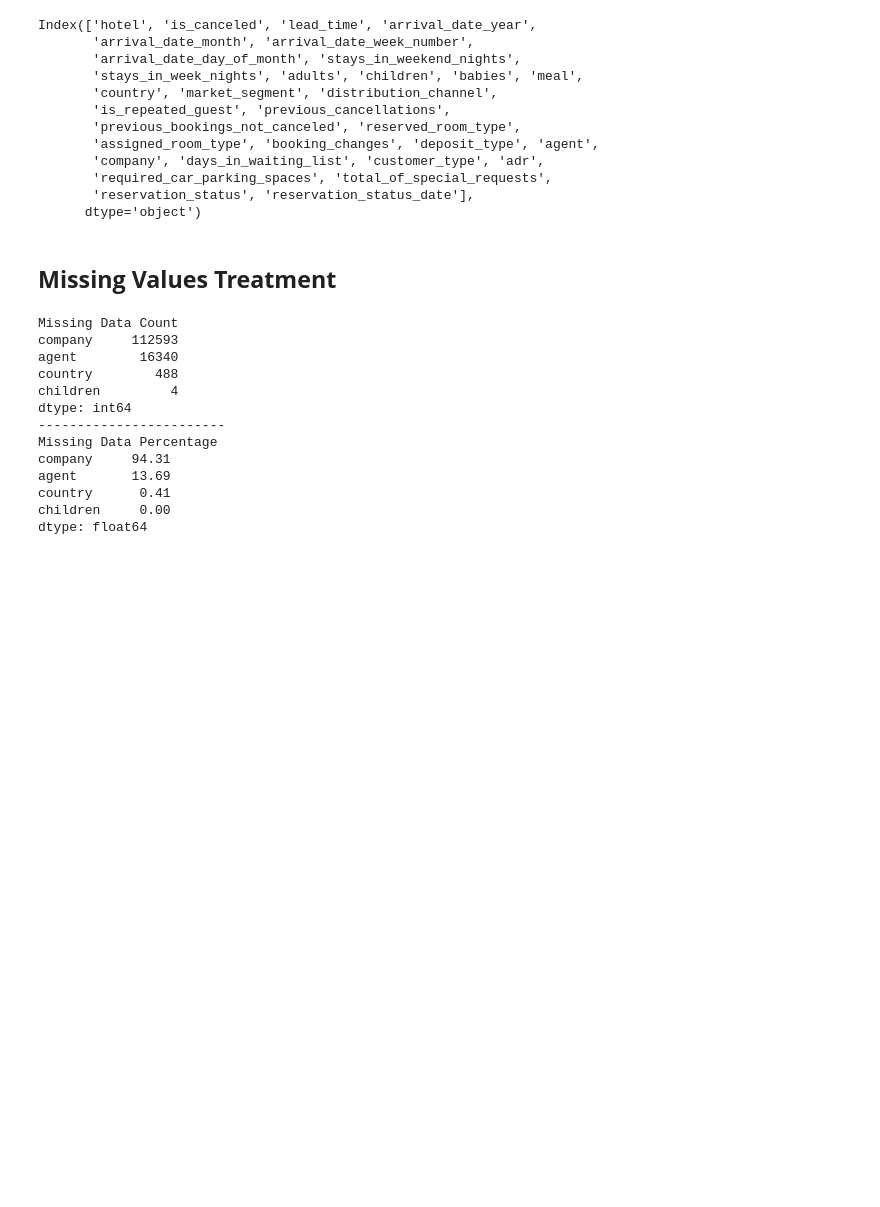
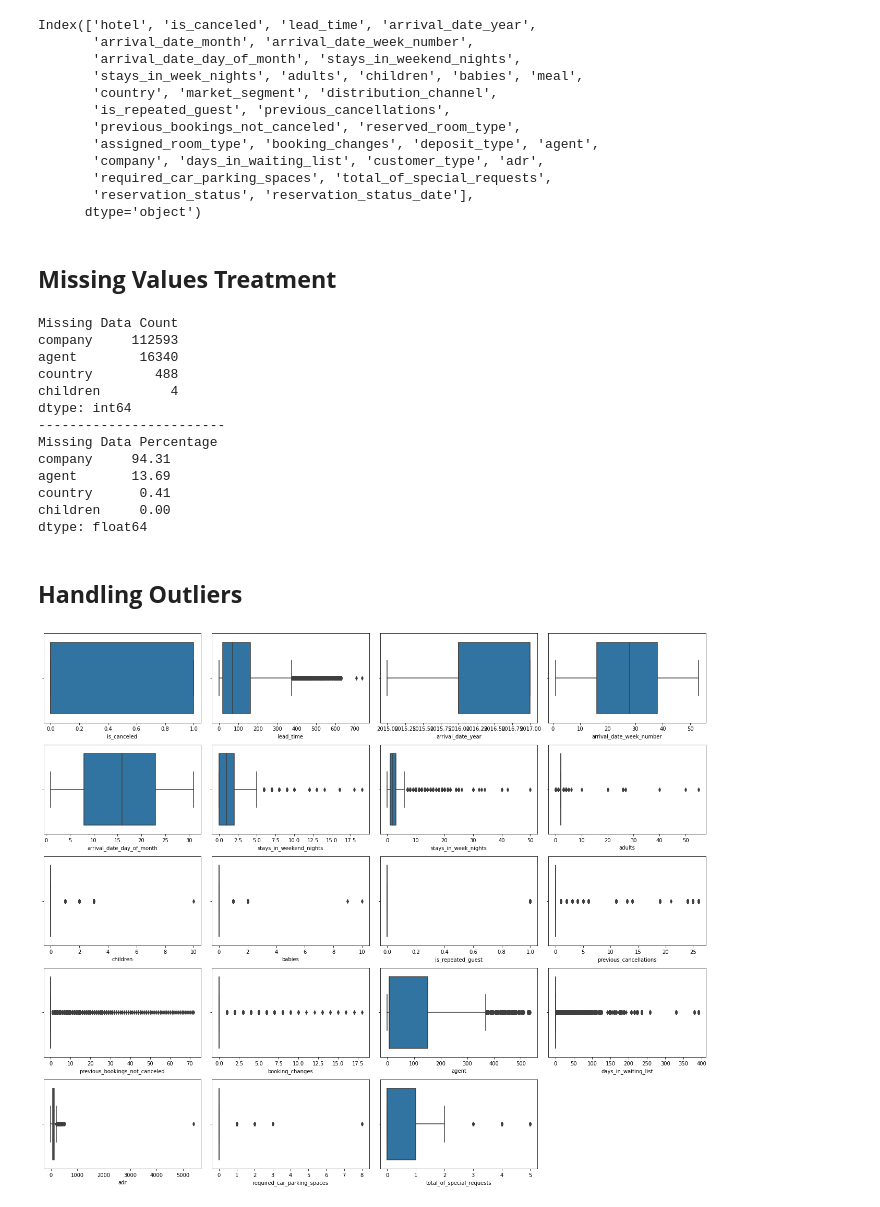
Before and after one commit to suroshreesen/Hotel-booking-project, a Jupyter notebook: Hotel_Booking_Analysis_Capstone_Project.ipynb, the cells around one changed output. Cells and saved outputs as stored; diff of their text form; code cells hidden in the pictures; blank space fills up the shorter version.

```diff
--- a/Hotel_Booking_Analysis_Capstone_Project.ipynb
+++ b/Hotel_Booking_Analysis_Capstone_Project.ipynb
@@ -139,3 +139,16 @@ df['country'] = df['country'].fillna(df.country.mode())
 # %%
 # Removing rows where total member arrived is none
 df = df.loc[(df.adults+df.babies+df.children)!=0]
+# %% [markdown]
+## **Handling Outliers**
+# %%
+# Visualization is the easiest way to have an inference about the overall data and the outliers.
+n = 1
+plt.figure(figsize=(18,15))
+for column in df.describe().columns:
+  plt.subplot(5, 4, n)
+  n = n+1
+  sns.boxplot(df[column])
+  plt.tight_layout()
+# %% [output]
+[figure, added]
```
